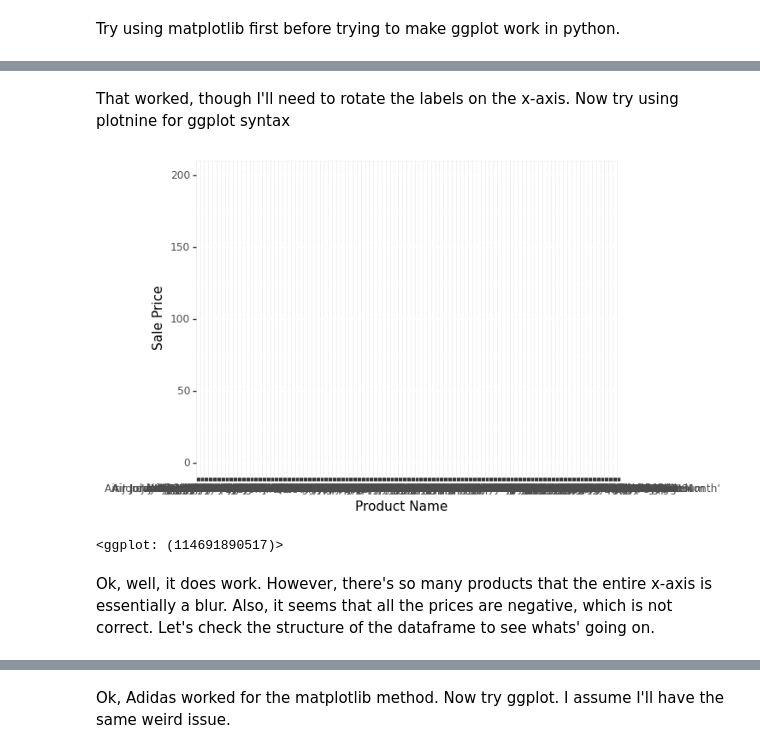
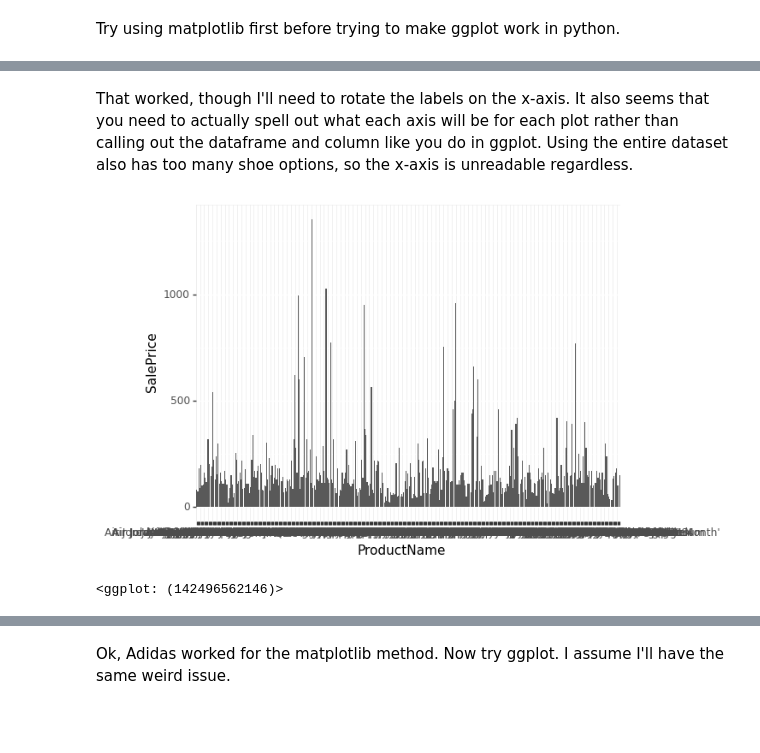
Before and after one commit to chancemusky/Python_practice, a Jupyter notebook: ShoesDataVis_2023.ipynb, the cells around one changed output, grey strips where cells are left out. Drawn from its saved outputs; the diff is of its cells as text; code cells hidden in the pictures; blank space fills up the shorter version.

Commit message:
Add files via upload
Fixed the issue with ggplot via plotnine not plotting the values correctly. I was forgetting to specify the geom type, so it was attempting to make a line graphI think.

```diff
--- a/ShoesDataVis_2023.ipynb
+++ b/ShoesDataVis_2023.ipynb
@@ -54,10 +60,8 @@ plt.show()
-# %% [markdown]
-That worked, though I'll need to rotate the labels on the x-axis. Now try using plotnine for ggplot syntax
+# %% [markdown]
+That worked, though I'll need to rotate the labels on the x-axis. It also seems that you need to actually spell out what each axis will be for each plot rather than calling out the dataframe and column like you do in ggplot. Using the entire dataset also has too many shoe options, so the x-axis is unreadable regardless.
 # %%
-ggplot(df_nike, aes(x='Product Name', y = 'Sale Price')) + \
-    ylim(0,200)
+ggplot(df_nike, aes(x = 'ProductName', y = 'SalePrice')) + \
+   geom_bar(stat = "identity")
 # %% [output]
-[figure, old version]
+[figure, new version]
-<ggplot: (114691890517)>
+<ggplot: (142496562146)>
-# %% [markdown]
-Ok, well, it does work. However, there's so many products that the entire x-axis is essentially a blur. Also, it seems that all the prices are negative, which is not correct. Let's check the structure of the dataframe to see whats' going on.
```
Also changed, not shown: parts of 10 cells of this notebook.
